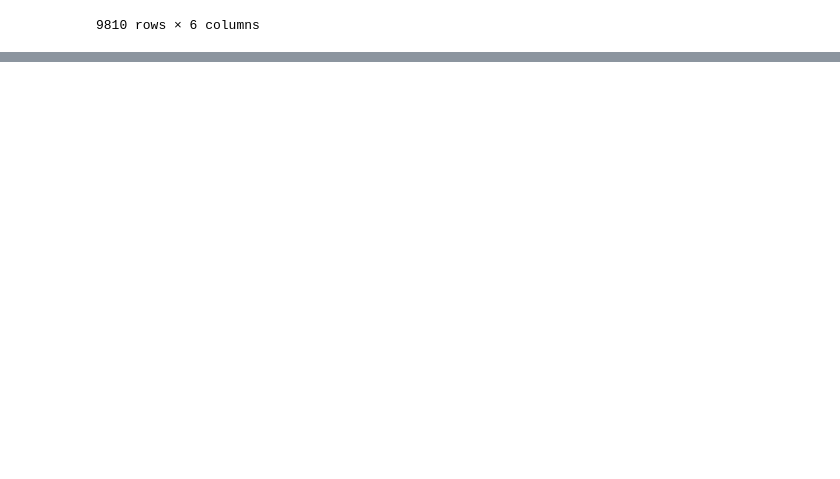
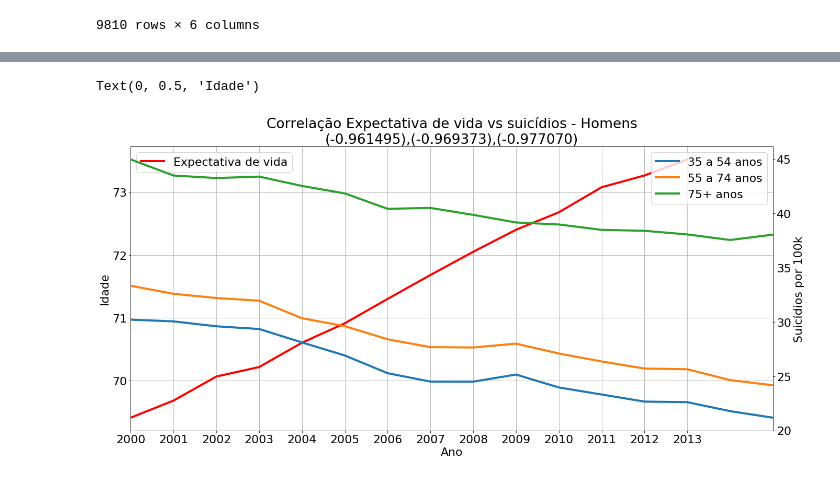
Before and after one commit to nicolas-sss/lp-project-hlnn-20191, a Jupyter notebook: jupyter files/suicidio_faixa_etaria_sexo.ipynb, the cells around one changed output, grey strips where cells are left out. Saved outputs shown, nothing was run; the diff lists cells and outputs as text; code cells hidden in the pictures; blank space fills up the shorter version.

```diff
--- a/jupyter files/suicidio_faixa_etaria_sexo.ipynb
+++ b/jupyter files/suicidio_faixa_etaria_sexo.ipynb
@@ -199,16 +206,19 @@ temp2.corrwith(temp3['Value'], axis = 0)
 # %%
 fig, ax = plt.subplots(figsize=(22, 10))
 ax.set_title("Correlação Expectativa de vida vs suicídios - Homens\n(-0.961495),(-0.969373),(-0.977070)")
 
 temp3.plot('Year','Value',grid=True, ax=ax,xticks=range(2000,2014),color='red',linewidth=4,label='Expectativa de vida')
 
 ax2 = ax.twinx()
 ax2.set_ylabel("Suicídios por 100k")
 df4mw.plot(x='year', y='suicide100',linewidth=4, ax=ax2, label='35 a 54 anos')
 df5mw.plot(x='year', y='suicide100',linewidth=4, ax=ax2,label='55 a 74 anos')
 df6mw.plot(x='year', y='suicide100',linewidth=4, ax=ax2, label='75+ anos')
 ax.set_xlabel("Ano")
-ax.set_ylabel("Anos de vida")
+ax.set_ylabel("Idade")
+# %% [output]
+Text(0, 0.5, 'Idade')
+[figure, added]
 # %%
 fig, ax = plt.subplots(figsize=(22, 10))
 ax.set_title("Correlação Expectativa de vida vs suicídios - Mulheres\n(-0.892051),(-0.980546),(-0.987387)")
```
Also changed, not shown: parts of 8 cells of this notebook, 3 other files.
